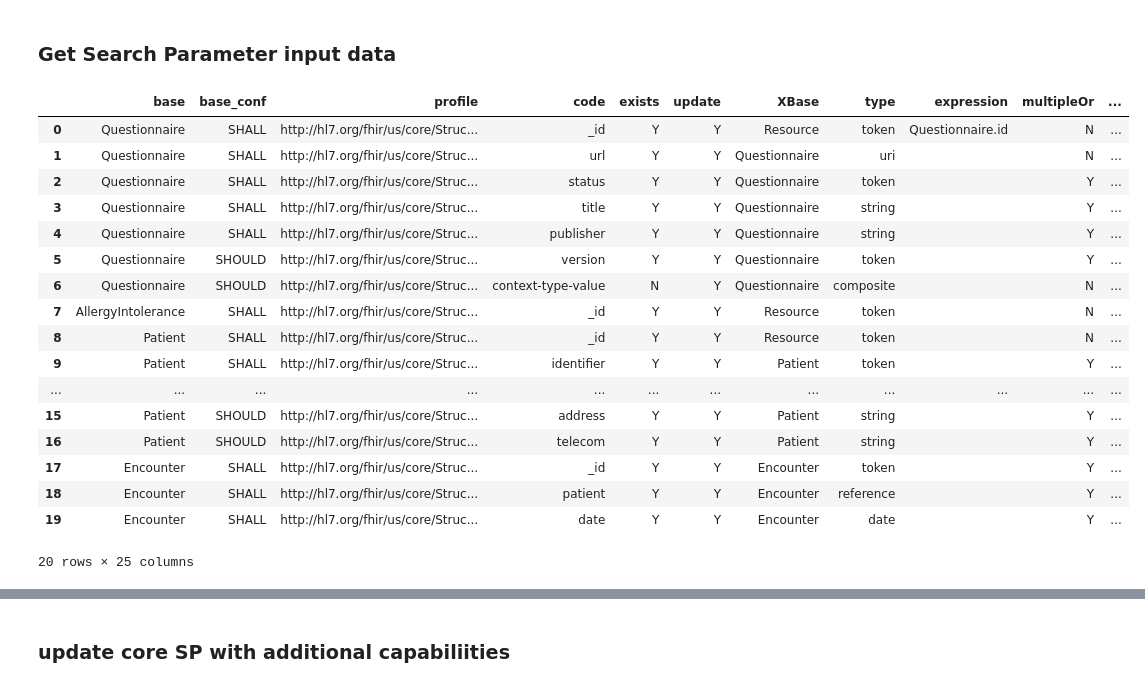
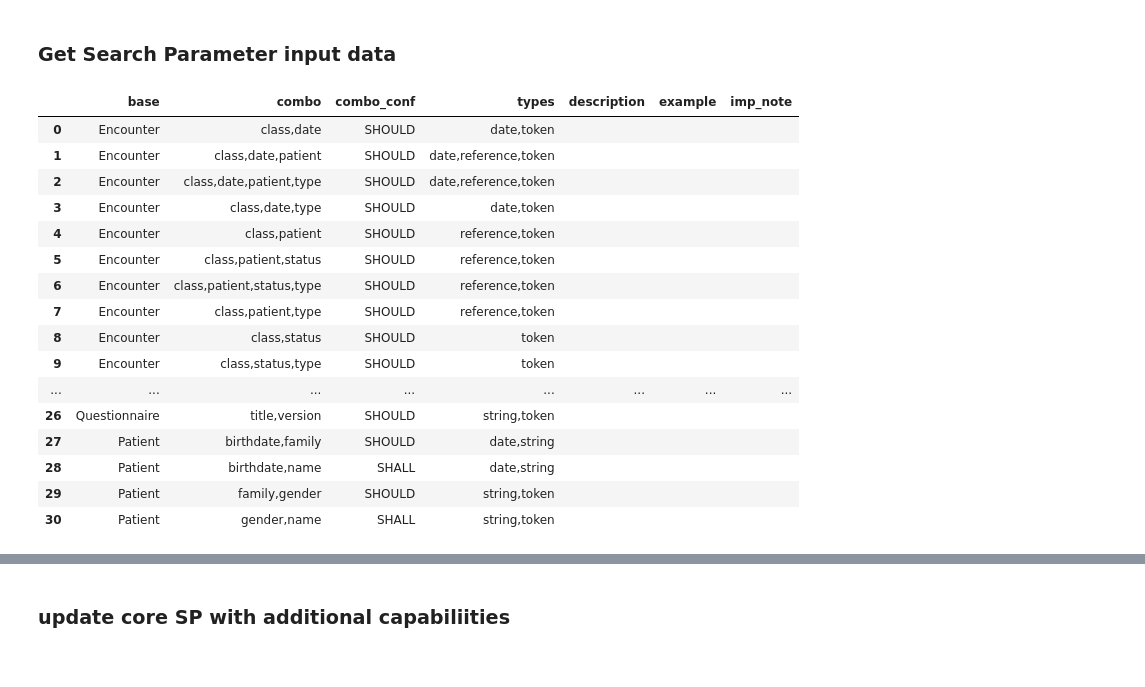
Before and after one commit to Healthedata1/MyNotebooks, a Jupyter notebook: SP/SearchParameterMakerR4.ipynb, the cells around one changed output, grey strips where cells are left out. Drawn from its saved outputs; the diff is of its cells as text; code cells hidden in the pictures.

```diff
--- a/SP/SearchParameterMakerR4.ipynb
+++ b/SP/SearchParameterMakerR4.ipynb
@@ -111,31 +118,31 @@ write_file('foo.md', '## foo')
 # %%
 #in_path = '/Users/ehaas/Documents/FHIR/pyfhir/test/'
 in_path =''
 
 in_file ="uscore-server"
 
 xls = ExcelFile(f'{in_path}{in_file}.xlsx')
 df = read_excel(xls,'sps',na_filter = False)
+df_combos = read_excel(xls,'sp_combos',na_filter = False)
 
-df
+df_combos
 # %% [output]
-|  | base | base_conf | profile | code | exists | update | XBase | type | expression | multipleOr | ... |
-| 0 | Questionnaire | SHALL | http://hl7.org/fhir/us/core/Struc... | _id | Y | Y | Resource | token | Questionnaire.id | N | ... |
-| 1 | Questionnaire | SHALL | http://hl7.org/fhir/us/core/Struc... | url | Y | Y | Questionnaire | uri |  | N | ... |
-| 2 | Questionnaire | SHALL | http://hl7.org/fhir/us/core/Struc... | status | Y | Y | Questionnaire | token |  | Y | ... |
-| 3 | Questionnaire | SHALL | http://hl7.org/fhir/us/core/Struc... | title | Y | Y | Questionnaire | string |  | Y | ... |
-| 4 | Questionnaire | SHALL | http://hl7.org/fhir/us/core/Struc... | publisher | Y | Y | Questionnaire | string |  | Y | ... |
-| 5 | Questionnaire | SHOULD | http://hl7.org/fhir/us/core/Struc... | version | Y | Y | Questionnaire | token |  | Y | ... |
-| 6 | Questionnaire | SHOULD | http://hl7.org/fhir/us/core/Struc... | context-type-value | N | Y | Questionnaire | composite |  | N | ... |
-| 7 | AllergyIntolerance | SHALL | http://hl7.org/fhir/us/core/Struc... | _id | Y | Y | Resource | token |  | N | ... |
-| 8 | Patient | SHALL | http://hl7.org/fhir/us/core/Struc... | _id | Y | Y | Resource | token |  | N | ... |
-| 9 | Patient | SHALL | http://hl7.org/fhir/us/core/Struc... | identifier | Y | Y | Patient | token |  | Y | ... |
-| ... | ... | ... | ... | ... | ... | ... | ... | ... | ... | ... | ... |
-| 15 | Patient | SHOULD | http://hl7.org/fhir/us/core/Struc... | address | Y | Y | Patient | string |  | Y | ... |
-| 16 | Patient | SHOULD | http://hl7.org/fhir/us/core/Struc... | telecom | Y | Y | Patient | string |  | Y | ... |
-| 17 | Encounter | SHALL | http://hl7.org/fhir/us/core/Struc... | _id | Y | Y | Encounter | token |  | Y | ... |
-| 18 | Encounter | SHALL | http://hl7.org/fhir/us/core/Struc... | patient | Y | Y | Encounter | reference |  | Y | ... |
-| 19 | Encounter | SHALL | http://hl7.org/fhir/us/core/Struc... | date | Y | Y | Encounter | date |  | Y | ... |
+|  | base | combo | combo_conf | types | description | example | imp_note |
+| 0 | Encounter | class,date | SHOULD | date,token |  |  |  |
+| 1 | Encounter | class,date,patient | SHOULD | date,reference,token |  |  |  |
+| 2 | Encounter | class,date,patient,type | SHOULD | date,reference,token |  |  |  |
+| 3 | Encounter | class,date,type | SHOULD | date,token |  |  |  |
+| 4 | Encounter | class,patient | SHOULD | reference,token |  |  |  |
+| 5 | Encounter | class,patient,status | SHOULD | reference,token |  |  |  |
+| 6 | Encounter | class,patient,status,type | SHOULD | reference,token |  |  |  |
+| 7 | Encounter | class,patient,type | SHOULD | reference,token |  |  |  |
+| 8 | Encounter | class,status | SHOULD | token |  |  |  |
+| 9 | Encounter | class,status,type | SHOULD | token |  |  |  |
+| ... | ... | ... | ... | ... | ... | ... | ... |
+| 26 | Questionnaire | title,version | SHOULD | string,token |  |  |  |
+| 27 | Patient | birthdate,family | SHOULD | date,string |  |  |  |
+| 28 | Patient | birthdate,name | SHALL | date,string |  |  |  |
+| 29 | Patient | family,gender | SHOULD | string,token |  |  |  |
+| 30 | Patient | gender,name | SHALL | string,token |  |  |  |
-20 rows × 25 columns
 # %%
 data = [i for i in df.itertuples(index=True)]
```
Also changed, not shown: parts of 14 cells of this notebook, 30 other files.
